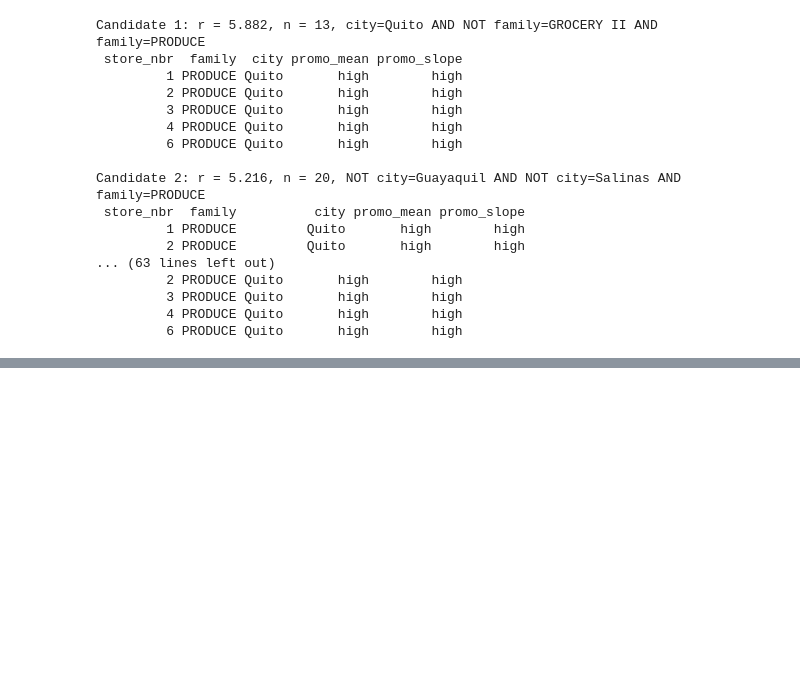
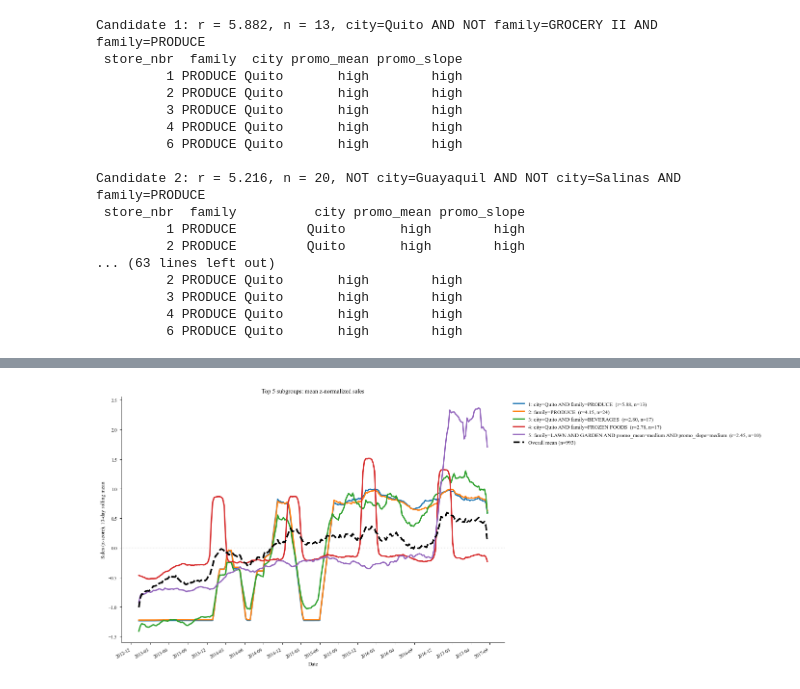
Before and after one commit to MuhammadIbneRafiq/you-only-search-up, a Jupyter notebook: stores_test.ipynb, the cells around one changed output, grey strips where cells are left out. Drawn from its saved outputs; the diff is of its cells as text; code cells hidden in the pictures; blank space fills up the shorter version.

```diff
--- a/stores_test.ipynb
+++ b/stores_test.ipynb
@@ -199,7 +210,7 @@ def bottom_up_search(A, qual):
 # BS
 print("Beam Search")
 t0 = time.time()
-top_beam, n_eval_beam = beam_search(A, RankBiserial(Y))
+top_beam, n_eval_beam = beam_search(A, RankBiserial(Y, MIN_COV=0.01))
 print(f'{n_eval_beam} candidates evaluated in {time.time() - t0:.0f}s\n')
 
 for desc, phi, m in top_beam:
@@ -222,7 +233,7 @@ quality score = 2.160  n =   13  city=Quito AND family=POULTRY AND promo_mean=hi
 # BUS
 print("Bottom-up Search")
 t0 = time.time()
-top_bus, n_eval_bus = bottom_up_search(A, RankBiserial(Y))
+top_bus, n_eval_bus = bottom_up_search(A, RankBiserial(Y, MIN_COV=0.01))
 print(f'{n_eval_bus} candidates evaluated in {time.time() - t0:.0f}s\n')
 
 for desc, phi, m in top_bus:
@@ -287,0 +335,90 @@ Candidate 2: r = 5.216, n = 20, NOT city=Guayaquil AND NOT city=Salinas AND fami
+# %%
+import pandas as pd
+import matplotlib.pyplot as plt
+import matplotlib.dates as mdates
+import matplotlib as mpl
+
+# Sample code for nicer styling of plots.
+mpl.rcParams.update({
+    'font.family': 'serif',
+    'font.serif': ['Times New Roman', 'Times', 'DejaVu Serif'],
+    'mathtext.fontset': 'stix',
+    'font.size': 8,
+    'axes.labelsize': 8,
+    'axes.titlesize': 9,
+    'legend.fontsize': 7,
+    'xtick.labelsize': 7,
+    'ytick.labelsize': 7,
+    'axes.linewidth': 0.6,
+    'axes.spines.top': False,
+    'axes.spines.right': False,
+    'xtick.major.width': 0.6,
+    'ytick.major.width': 0.6,
+    'xtick.major.size': 3,
+    'ytick.major.size': 3,
+    'lines.linewidth': 1.2,
+    'legend.frameon': False,
+    'savefig.dpi': 300,
+    'savefig.bbox': 'tight',
+    'pdf.fonttype': 42,
+    'ps.fonttype': 42,
+})
+
+
+def mask_from_filters(meta, **filters):
+    mask = pd.Series(True, index=meta.index)
+    for col, val in filters.items():
+        if isinstance(val, (list, tuple, set)):
+            mask &= meta[col].isin(val)
+        else:
+            mask &= meta[col] == val
+    return mask.values
+
+
+def select_series(Y, meta, mask):
+    keys = meta.loc[mask, list(Y.index.names)]
+    return Y.loc[pd.MultiIndex.from_frame(keys)]
+
+
+def plot_k_subgroups(Y, meta, beam, names, k=5, smooth=30, baseline='overall'):
+    # Plot the top k subgroups.
+    # smooth: number of days for rolling mean smoothing (None for no smoothing and pure ugliness)
+    dates = pd.to_datetime(Y.columns)
+
+    def prep(s):
+        return s.rolling(smooth, min_periods=1).mean() if smooth else s
+
+    fig, ax = plt.subplots(figsize=(14, 6))
+    union_mask = np.zeros(len(meta), dtype=bool)
+
+    for i, (desc_i, phi_i, m_i) in enumerate(beam[:k], 1):
+        sub = select_series(Y, meta, m_i)
+        union_mask |= np.asarray(m_i)
+        ax.plot(dates, prep(sub.mean(axis=0)).values, linewidth=2,
+                label=f'{i}: {describe(desc_i, names)}  (r={phi_i:.2f}, n={len(sub)})')
+
+    if baseline == 'rest':
+        base = Y.drop(select_series(Y, meta, union_mask).index)
+        base_label = f'Rest mean (in none of the {k} subgroups, n={len(base)})'
+    else:
+        base = Y
+        base_label = f'Overall mean (n={len(base)})'
+
+    ax.plot(dates, prep(base.mean(axis=0)).values, color='black', linewidth=2.5,
+            linestyle='--', label=base_label)
+
+    ax.axhline(0, color='grey', linestyle=':', linewidth=0.8)
+    ax.set_title(f'Top {k} subgroups: mean z-normalized sales')
+    ax.set_xlabel('Date')
+    ax.set_ylabel('Sales (z-score)' + (f', {smooth}-day rolling mean' if smooth else ''))
+    ax.xaxis.set_major_locator(mdates.MonthLocator(interval=3))
+    ax.xaxis.set_major_formatter(mdates.DateFormatter('%Y-%m'))
+    fig.autofmt_xdate()
+    ax.legend(bbox_to_anchor=(1.01, 1), loc='upper left', fontsize=8)
+    plt.tight_layout()
+    plt.show()
+
+
+plot_k_subgroups(Y, meta, top_beam, names, k=5, smooth=10)
+# %% [output]
+[figure, added]
```
Also changed, not shown: parts of 10 cells of this notebook, 1 other file.
